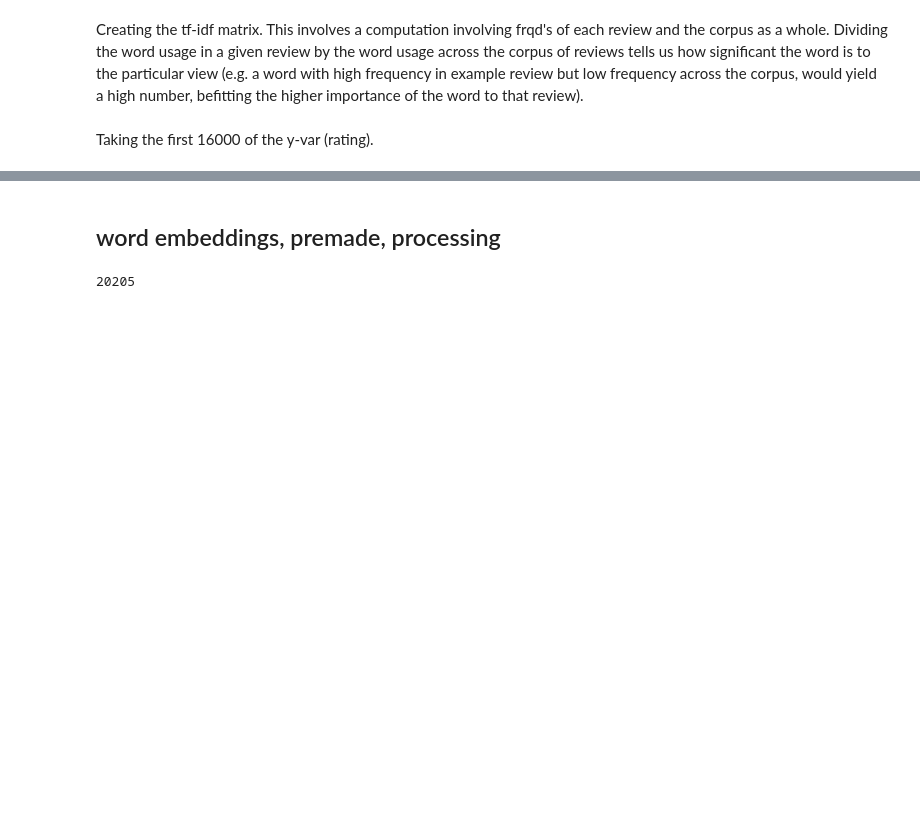
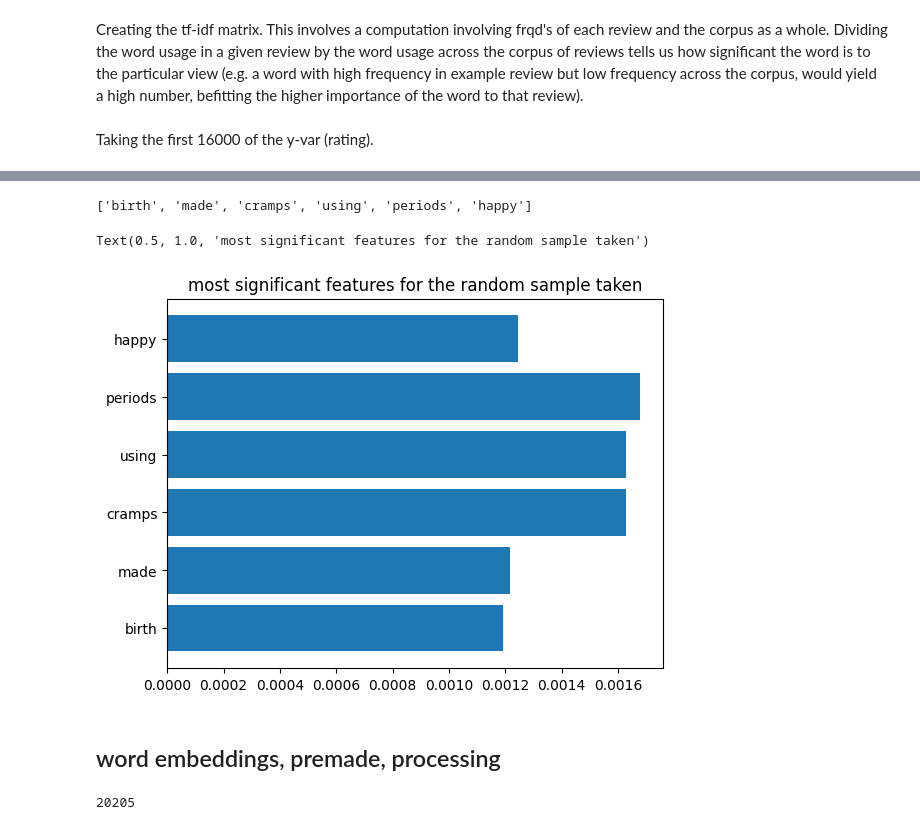
Before and after one commit to jmarksk/DrugReviewAnalysis, a Jupyter notebook: drugReviews.ipynb, the cells around one changed output, grey strips where cells are left out. Drawn from its saved outputs; the diff is of its cells as text; code cells hidden in the pictures; blank space fills up the shorter version.

```diff
--- a/drugReviews.ipynb
+++ b/drugReviews.ipynb
@@ -248,8 +232,3 @@ Adic is the inverse frequency part of tf-idf.
-# %%
-adic={} #Turn the data series into a dictionary for ease of computing tf-idf matrix.
-for i in range(len(df200[0])):
-    indx =df200.index[i]
-    adic[indx]=df200[0][i]
 # %% [markdown]
 Creating the tf-idf matrix. This involves a computation involving frqd's of each review and the corpus as a whole. Dividing the word usage in a given review by the word usage across the corpus of reviews tells us how significant the word is to the particular view (e.g. a word with high frequency in example review but low frequency across the corpus, would yield a high number, befitting the higher importance of the word to that review).
 # %%
@@ -296,3 +288,15 @@ array([0.        , 0.        , 0.        , 0.        , 0.        ,
+# %%
+featlist1
+# %% [output]
+['birth', 'made', 'cramps', 'using', 'periods', 'happy']
+# %%
+#### plt.figure(figsize=(25,25))
+
+plt.barh(featlist1, fis1[indx1])
+plt.title("most significant features for the random sample taken")
+# %% [output]
+Text(0.5, 1.0, 'most significant features for the random sample taken')
+[figure, added]
 # %% [markdown]
 ## word embeddings, premade, processing
 # %%
```
Also changed, not shown: parts of 45 cells of this notebook, 1 other file.
